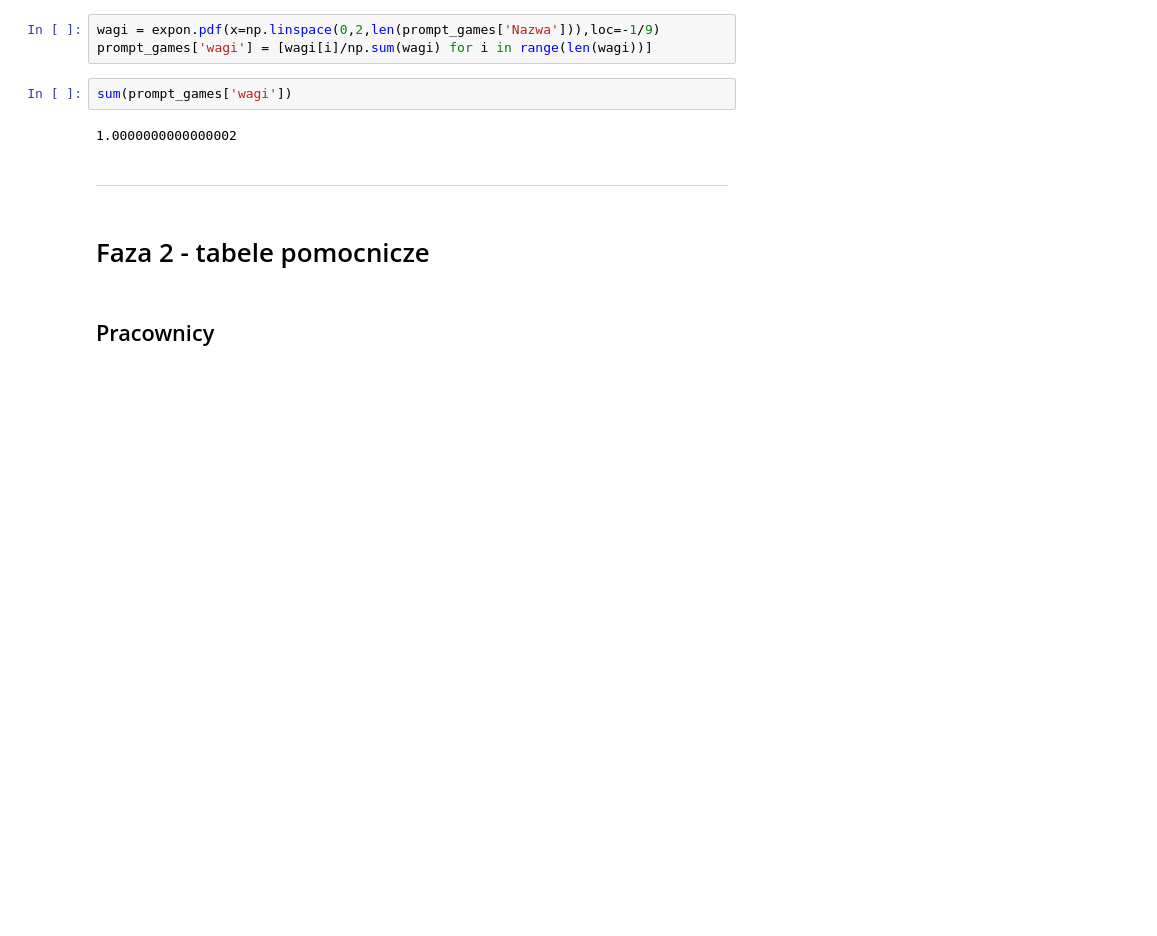
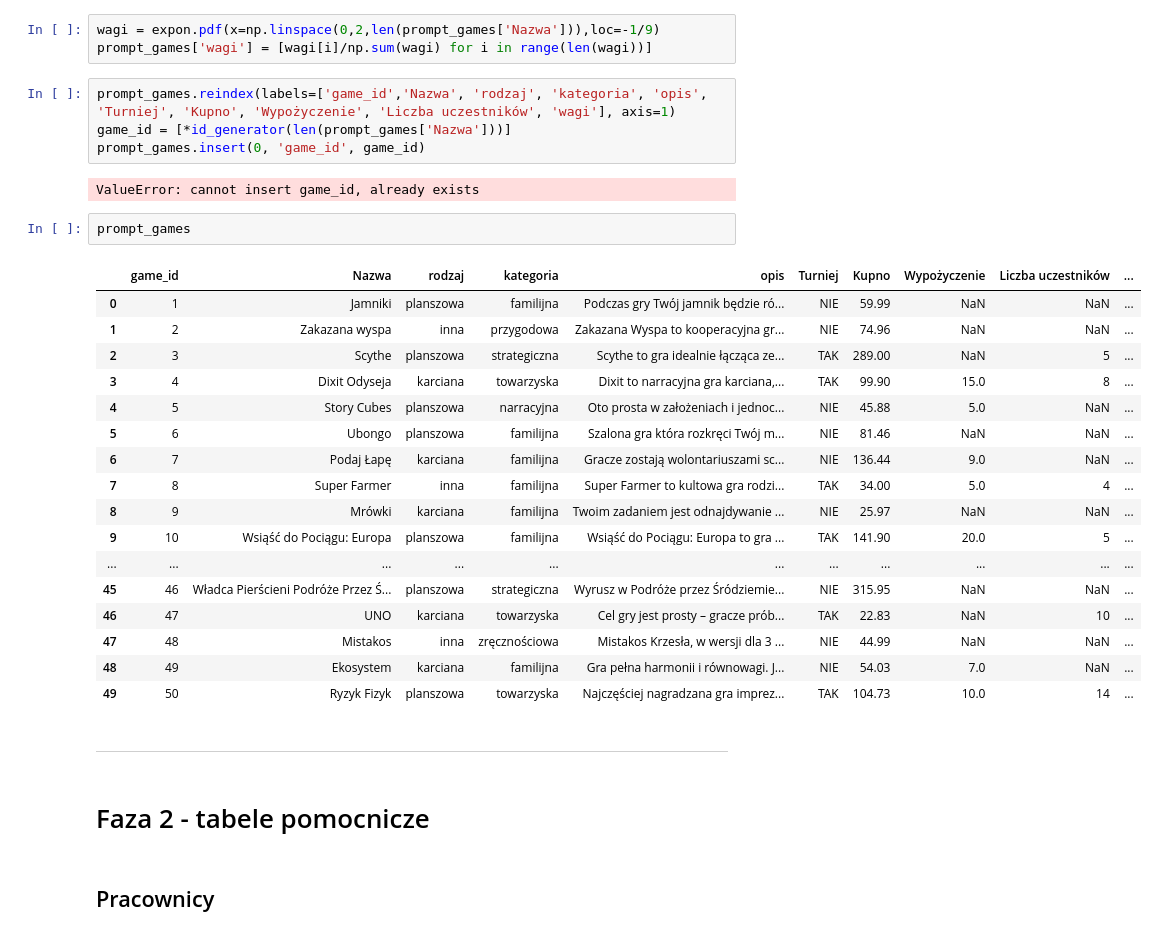
Before and after one commit to o-Mateo-o/geeks-and-dragons-db, a Jupyter notebook: notebooks/attempts/gen.ipynb, the cells around one changed output. Drawn from its saved outputs; the diff is of its cells as text; blank space fills up the shorter version.

```diff
--- a/notebooks/attempts/gen.ipynb
+++ b/notebooks/attempts/gen.ipynb
@@ -131,9 +146,31 @@ prompt_games.head()
 wagi = expon.pdf(x=np.linspace(0,2,len(prompt_games['Nazwa'])),loc=-1/9)
 prompt_games['wagi'] = [wagi[i]/np.sum(wagi) for i in range(len(wagi))]
 # %%
-sum(prompt_games['wagi'])
+prompt_games.reindex(labels=['game_id','Nazwa', 'rodzaj', 'kategoria', 'opis', 'Turniej', 'Kupno', 'Wypożyczenie', 'Liczba uczestników', 'wagi'], axis=1)
+game_id = [*id_generator(len(prompt_games['Nazwa']))]
+prompt_games.insert(0, 'game_id', game_id)
 # %% [output]
-1.0000000000000002
+ValueError: cannot insert game_id, already exists
+# %%
+prompt_games
+# %% [output]
+|  | game_id | Nazwa | rodzaj | kategoria | opis | Turniej | Kupno | Wypożyczenie | Liczba uczestników | ... |
+| 0 | 1 | Jamniki | planszowa | familijna | Podczas gry Twój jamnik będzie ró... | NIE | 59.99 | NaN | NaN | ... |
+| 1 | 2 | Zakazana wyspa | inna | przygodowa | Zakazana Wyspa to kooperacyjna gr... | NIE | 74.96 | NaN | NaN | ... |
+| 2 | 3 | Scythe | planszowa | strategiczna | Scythe to gra idealnie łącząca ze... | TAK | 289.00 | NaN | 5 | ... |
+| 3 | 4 | Dixit Odyseja | karciana | towarzyska | Dixit to narracyjna gra karciana,... | TAK | 99.90 | 15.0 | 8 | ... |
+| 4 | 5 | Story Cubes | planszowa | narracyjna | Oto prosta w założeniach i jednoc... | NIE | 45.88 | 5.0 | NaN | ... |
+| 5 | 6 | Ubongo | planszowa | familijna | Szalona gra która rozkręci Twój m... | NIE | 81.46 | NaN | NaN | ... |
+| 6 | 7 | Podaj Łapę | karciana | familijna | Gracze zostają wolontariuszami sc... | NIE | 136.44 | 9.0 | NaN | ... |
+| 7 | 8 | Super Farmer | inna | familijna | Super Farmer to kultowa gra rodzi... | TAK | 34.00 | 5.0 | 4 | ... |
+| 8 | 9 | Mrówki | karciana | familijna | Twoim zadaniem jest odnajdywanie ... | NIE | 25.97 | NaN | NaN | ... |
+| 9 | 10 | Wsiąść do Pociągu: Europa | planszowa | familijna | Wsiąść do Pociągu: Europa to gra ... | TAK | 141.90 | 20.0 | 5 | ... |
+| ... | ... | ... | ... | ... | ... | ... | ... | ... | ... | ... |
+| 45 | 46 | Władca Pierścieni Podróże Przez Ś... | planszowa | strategiczna | Wyrusz w Podróże przez Śródziemie... | NIE | 315.95 | NaN | NaN | ... |
+| 46 | 47 | UNO | karciana | towarzyska | Cel gry jest prosty – gracze prób... | TAK | 22.83 | NaN | 10 | ... |
+| 47 | 48 | Mistakos | inna | zręcznościowa | Mistakos Krzesła, w wersji dla 3 ... | NIE | 44.99 | NaN | NaN | ... |
+| 48 | 49 | Ekosystem | karciana | familijna | Gra pełna harmonii i równowagi. J... | NIE | 54.03 | 7.0 | NaN | ... |
+| 49 | 50 | Ryzyk Fizyk | planszowa | towarzyska | Najczęściej nagradzana gra imprez... | TAK | 104.73 | 10.0 | 14 | ... |
 # %% [markdown]
 _______________
 # %% [markdown]
```
Also changed, not shown: parts of 17 cells of this notebook.
